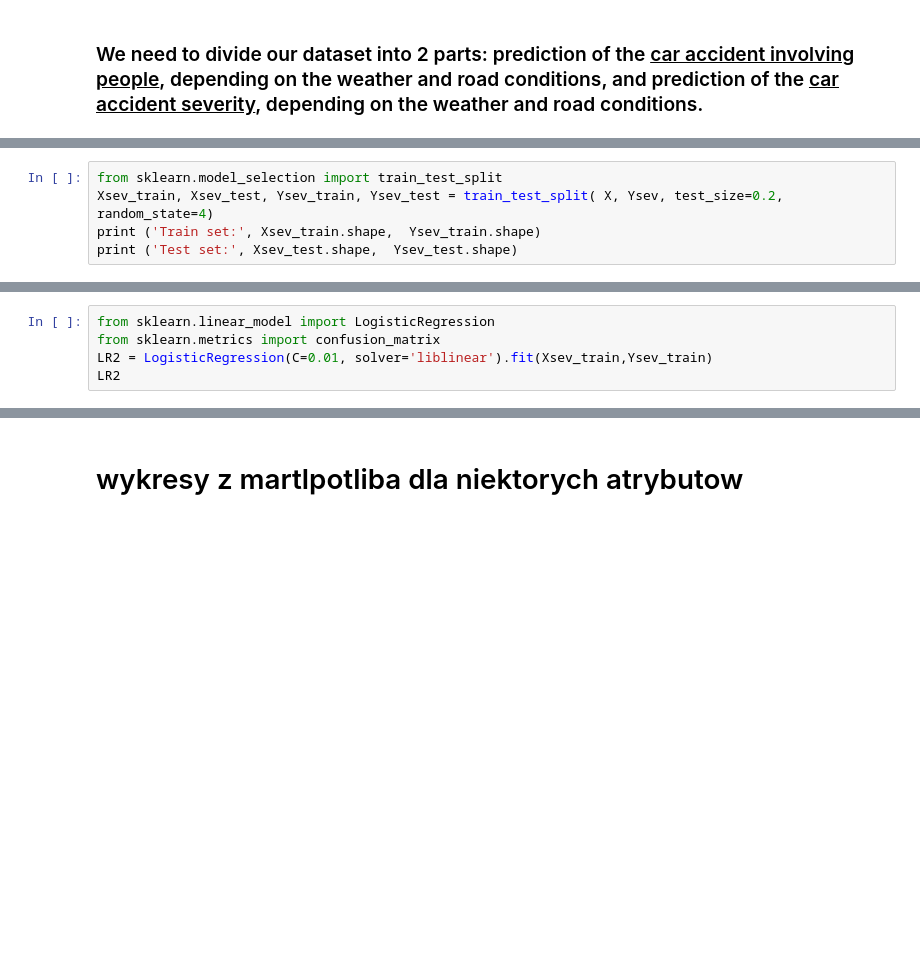
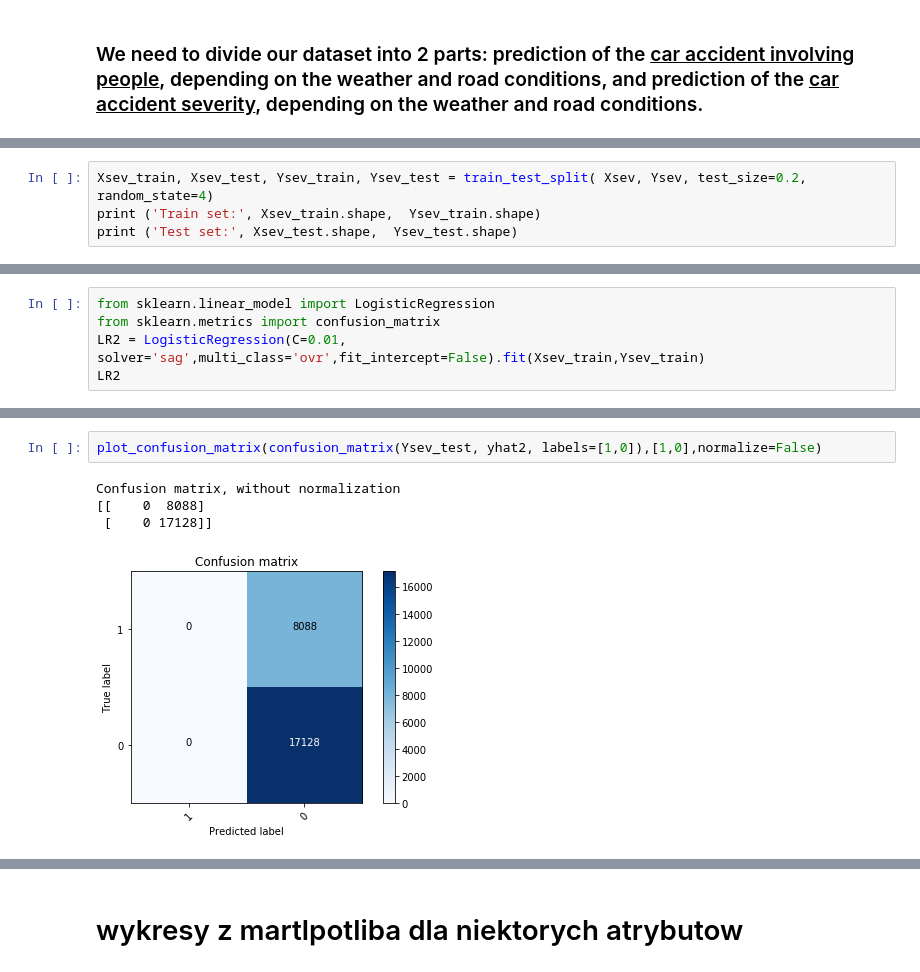
Before and after one commit to lukaszrbk/Coursera_Capstone, a Jupyter notebook: Applied Data Science Capstone Assignment.ipynb, the cells around one changed output, grey strips where cells are left out. Saved outputs shown, nothing was run; the diff lists cells and outputs as text; blank space fills up the shorter version.

```diff
--- a/Applied Data Science Capstone Assignment.ipynb
+++ b/Applied Data Science Capstone Assignment.ipynb
@@ -350,6 +419,5 @@ Test set: (31074, 5) (31074,)
 # %%
-from sklearn.model_selection import train_test_split
-Xsev_train, Xsev_test, Ysev_train, Ysev_test = train_test_split( X, Ysev, test_size=0.2, random_state=4)
+Xsev_train, Xsev_test, Ysev_train, Ysev_test = train_test_split( Xsev, Ysev, test_size=0.2, random_state=4)
 print ('Train set:', Xsev_train.shape,  Ysev_train.shape)
 print ('Test set:', Xsev_test.shape,  Ysev_test.shape)
 # %% [output]
@@ -368,6 +436,6 @@ LogisticRegression(C=0.01, class_weight=None, dual=False, fit_intercept=True,
 # %%
 from sklearn.linear_model import LogisticRegression
 from sklearn.metrics import confusion_matrix
-LR2 = LogisticRegression(C=0.01, solver='liblinear').fit(Xsev_train,Ysev_train)
+LR2 = LogisticRegression(C=0.01, solver='sag',multi_class='ovr',fit_intercept=False).fit(Xsev_train,Ysev_train)
 LR2
 # %% [output]
@@ -433,0 +509,7 @@ print(confusion_matrix(Ysev_test, yhat2, labels=[1,0]))
+# %%
+plot_confusion_matrix(confusion_matrix(Ysev_test, yhat2, labels=[1,0]),[1,0],normalize=False)
+# %% [output]
+Confusion matrix, without normalization
+[[    0  8088]
+ [    0 17128]]
+[figure, added]
```
Also changed, not shown: parts of 36 cells of this notebook.
